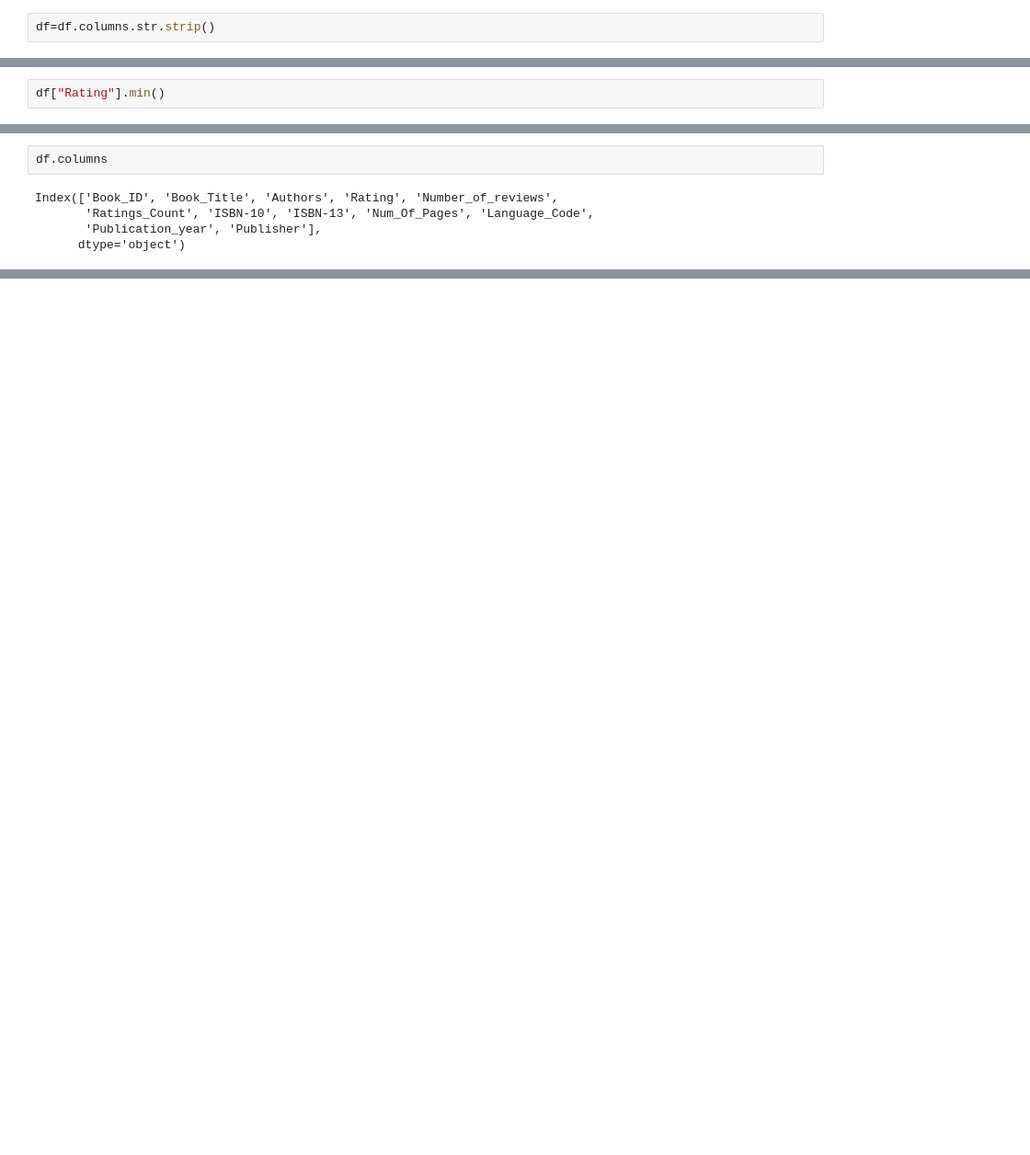
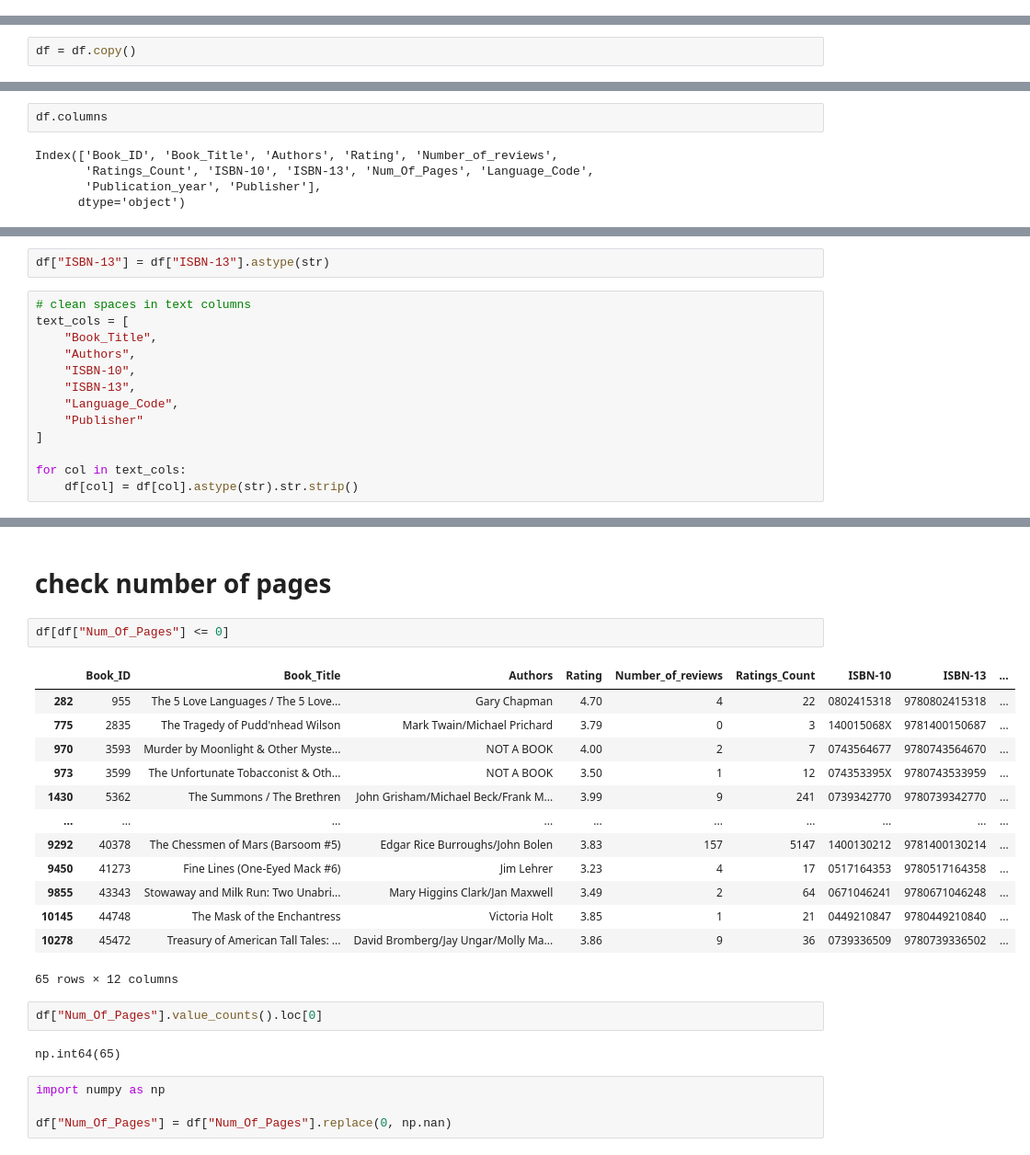
Before and after one commit to yashdeore24/Book-Review-Rating-Analysis, a Jupyter notebook: EDA_File.ipynb, the cells around one changed output, grey strips where cells are left out. Shown at 92% size. Saved outputs shown, nothing was run; the diff lists cells and outputs as text; blank space fills up the shorter version.

```diff
--- a/EDA_File.ipynb
+++ b/EDA_File.ipynb
@@ -407,4 +399,2 @@ SyntaxError: invalid character '•' (U+2022) (3819630919.py, line 1)
-# %%
-df=df.columns.str.strip()
 # %%
 df = df.copy()
@@ -417,5 +401,5 @@ df["Rating"].max()
 # %%
-df["Rating"].min()
+df = df.copy()
 # %% [markdown]
 # ISBN -10 column
 # %%
@@ -526,0 +549,15 @@ df.to_csv("clean_Book.csv",index=False)
+# %%
+df["ISBN-13"] = df["ISBN-13"].astype(str)
+# %%
+# clean spaces in text columns
+text_cols = [
+    "Book_Title",
+    "Authors",
+    "ISBN-10",
+    "ISBN-13",
+    "Language_Code",
+    "Publisher"
+]
+
+for col in text_cols:
+    df[col] = df[col].astype(str).str.strip()
@@ -526,0 +608,26 @@ df.to_csv("clean_Book.csv",index=False)
+# %% [markdown]
+# check number of pages
+# %%
+df[df["Num_Of_Pages"] <= 0]
+# %% [output]
+|  | Book_ID | Book_Title | Authors | Rating | Number_of_reviews | Ratings_Count | ISBN-10 | ISBN-13 | ... |
+| 282 | 955 | The 5 Love Languages / The 5 Love... | Gary Chapman | 4.70 | 4 | 22 | 0802415318 | 9780802415318 | ... |
+| 775 | 2835 | The Tragedy of Pudd'nhead Wilson | Mark Twain/Michael Prichard | 3.79 | 0 | 3 | 140015068X | 9781400150687 | ... |
+| 970 | 3593 | Murder by Moonlight & Other Myste... | NOT A BOOK | 4.00 | 2 | 7 | 0743564677 | 9780743564670 | ... |
+| 973 | 3599 | The Unfortunate Tobacconist & Oth... | NOT A BOOK | 3.50 | 1 | 12 | 074353395X | 9780743533959 | ... |
+| 1430 | 5362 | The Summons / The Brethren | John Grisham/Michael Beck/Frank M... | 3.99 | 9 | 241 | 0739342770 | 9780739342770 | ... |
+| ... | ... | ... | ... | ... | ... | ... | ... | ... | ... |
+| 9292 | 40378 | The Chessmen of Mars (Barsoom #5) | Edgar Rice Burroughs/John Bolen | 3.83 | 157 | 5147 | 1400130212 | 9781400130214 | ... |
+| 9450 | 41273 | Fine Lines (One-Eyed Mack #6) | Jim Lehrer | 3.23 | 4 | 17 | 0517164353 | 9780517164358 | ... |
+| 9855 | 43343 | Stowaway and Milk Run: Two Unabri... | Mary Higgins Clark/Jan Maxwell | 3.49 | 2 | 64 | 0671046241 | 9780671046248 | ... |
+| 10145 | 44748 | The Mask of the Enchantress | Victoria Holt | 3.85 | 1 | 21 | 0449210847 | 9780449210840 | ... |
+| 10278 | 45472 | Treasury of American Tall Tales: ... | David Bromberg/Jay Ungar/Molly Ma... | 3.86 | 9 | 36 | 0739336509 | 9780739336502 | ... |
+65 rows × 12 columns
+# %%
+df["Num_Of_Pages"].value_counts().loc[0]
+# %% [output]
+np.int64(65)
+# %%
+import numpy as np
+
+df["Num_Of_Pages"] = df["Num_Of_Pages"].replace(0, np.nan)
```
Also changed, not shown: parts of 76 cells of this notebook.
